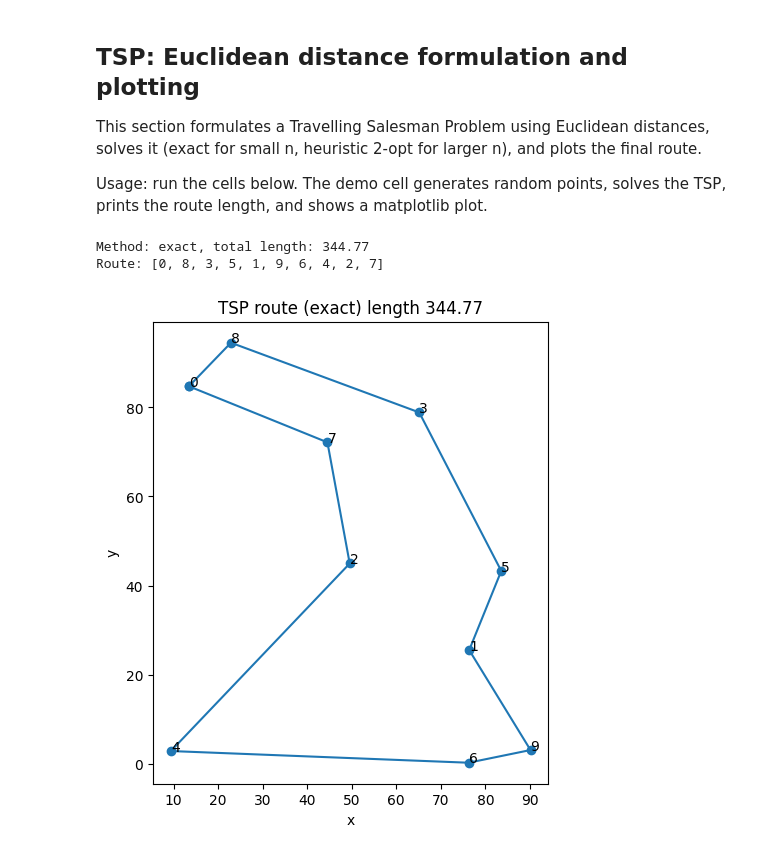
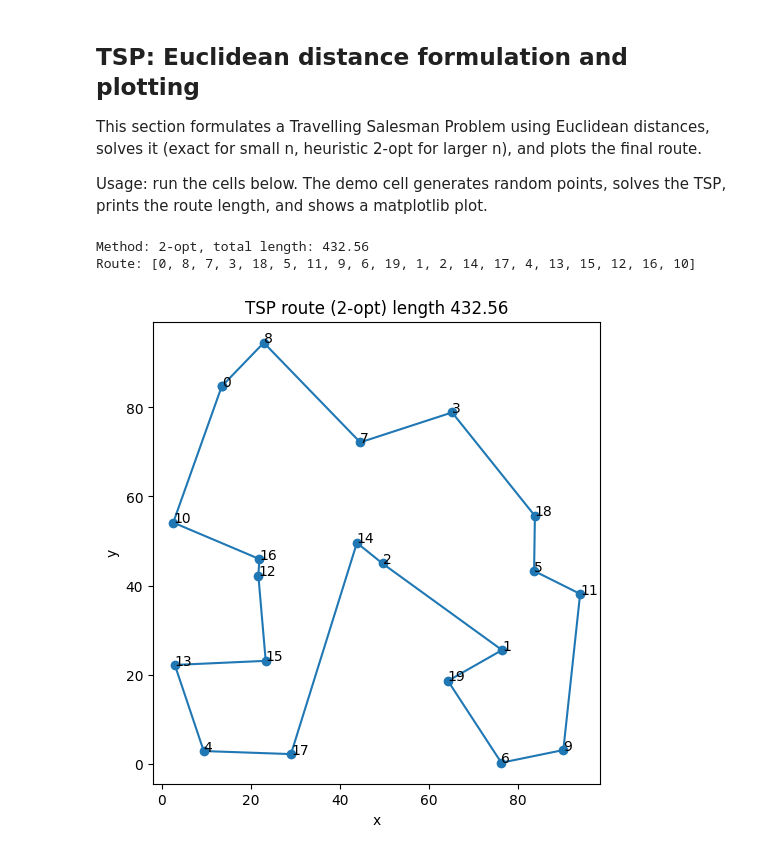
Before and after one commit to Kymapo/ISE754, a Jupyter notebook: ISE754 Project.ipynb, the cells around one changed output. Saved outputs shown, nothing was run; the diff lists cells and outputs as text; code cells hidden in the pictures.

Commit message:
Claude Plotting

```diff
--- a/ISE754 Project.ipynb
+++ b/ISE754 Project.ipynb
@@ -125,16 +125,16 @@ def tsp_solve(points):
 # %%
 # Demo: generate points, solve, and plot
 import random
 random.seed(1)
 
-n = 10  # change to <=10 for exact solve; increase for larger tests
+n = 20  # change to <=10 for exact solve; increase for larger tests
 points = [(random.random()*100, random.random()*100) for _ in range(n)]
 
-route, total_len, D, method = tsp_solve(points)
+truck_route, total_len, D, method = tsp_solve(points)
 print(f"Method: {method}, total length: {total_len:.2f}")
-print("Route:", route)
-plot_route(points, route, title=f"TSP route ({method}) length {total_len:.2f}")
+print("Route:", truck_route)
+plot_route(points, truck_route, title=f"TSP route ({method}) length {total_len:.2f}")
 # %% [output]
-Method: exact, total length: 344.77
-Route: [0, 8, 3, 5, 1, 9, 6, 4, 2, 7]
+Method: 2-opt, total length: 432.56
+Route: [0, 8, 7, 3, 18, 5, 11, 9, 6, 19, 1, 2, 14, 17, 4, 13, 15, 12, 16, 10]
-[figure, old version]
+[figure, new version]
```
Also changed, not shown: parts of 4 cells of this notebook.
